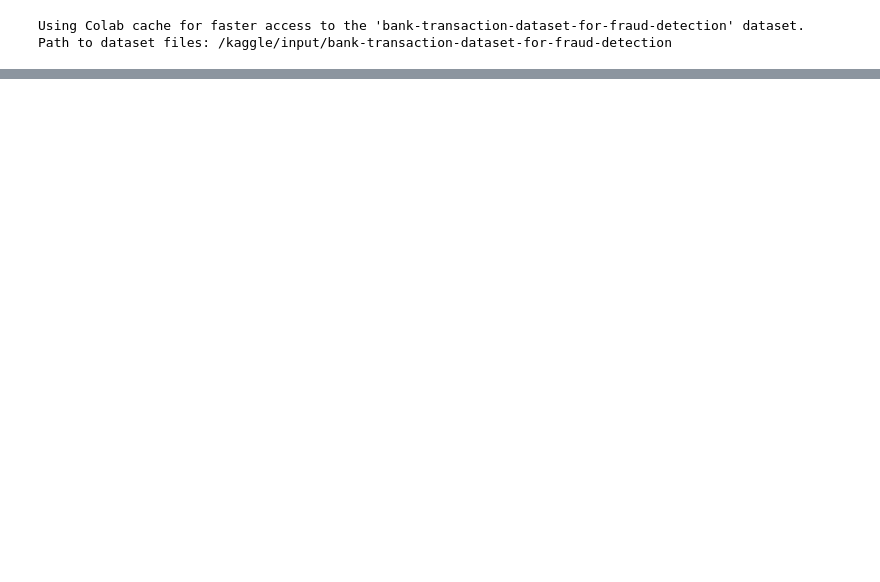
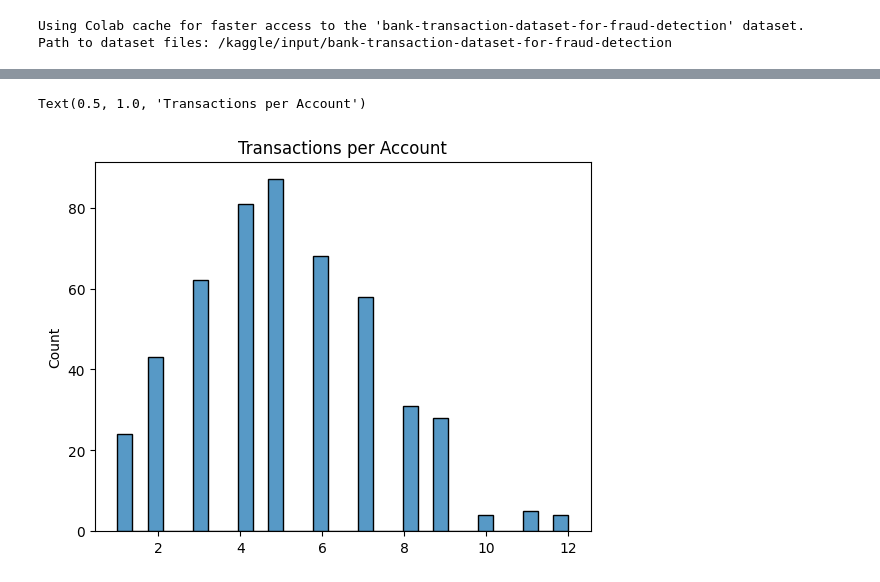
Before and after one commit to owilli38/DSBA-6156, a Jupyter notebook: DSBA6156,_EDA_Assignment_1_.ipynb, the cells around one changed output, grey strips where cells are left out. Saved outputs shown, nothing was run; the diff lists cells and outputs as text; code cells hidden in the pictures; blank space fills up the shorter version.

```diff
--- a/DSBA6156,_EDA_Assignment_1_.ipynb
+++ b/DSBA6156,_EDA_Assignment_1_.ipynb
@@ -34,0 +111,4 @@ Part 2: Business-Oriented EDA
+# %%
+# 1. Activity by Account
+tx_per_acct = df.groupby('AccountID').size().sort_values(ascending=False)
+tx_per_acct.head(10)
@@ -34,0 +129,5 @@ Part 2: Business-Oriented EDA
+# %%
+sns.histplot(tx_per_acct, bins=30); plt.title('Transactions per Account')
+# %% [output]
+Text(0.5, 1.0, 'Transactions per Account')
+[figure, added]
```
Also changed, not shown: parts of 30 cells of this notebook.
